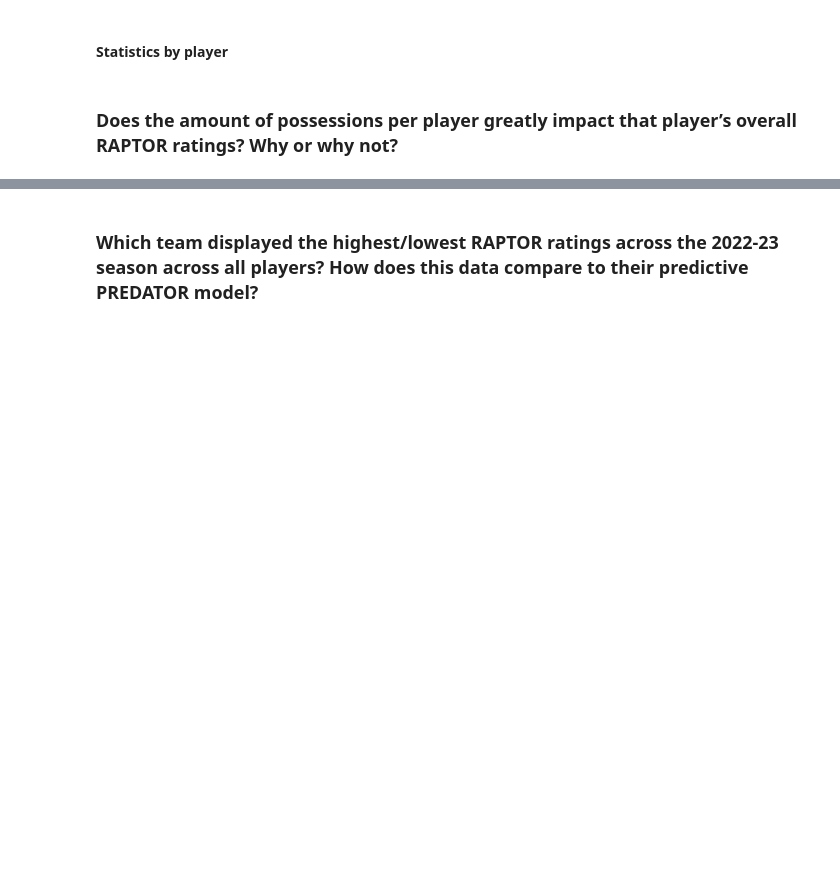
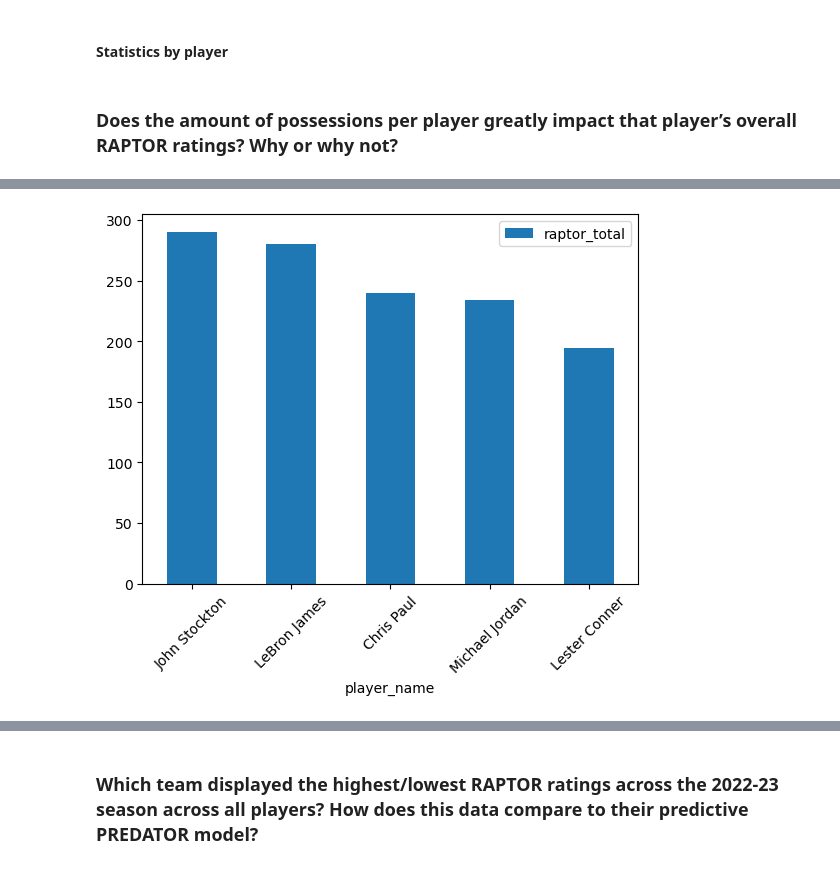
Before and after one commit to UzmaSayyeda/Project01, a Jupyter notebook: raptor_analysis_uzma.ipynb, the cells around one changed output, grey strips where cells are left out. Saved outputs shown, nothing was run; the diff lists cells and outputs as text; code cells hidden in the pictures; blank space fills up the shorter version.

```diff
--- a/raptor_analysis_uzma.ipynb
+++ b/raptor_analysis_uzma.ipynb
@@ -102,0 +168,5 @@ plt.show()
+# %%
+raptor=clean_df.groupby("player_name")["raptor_total"].sum()
+raptor.sort_values(ascending=False,inplace=True)
+raptor=raptor.head()
+raptor
@@ -102,0 +181,5 @@ plt.show()
+# %%
+raptor.plot(kind="bar",rot = 45)
+plt.show()
+# %% [output]
+[figure, added]
```
Also changed, not shown: parts of 23 cells of this notebook.
